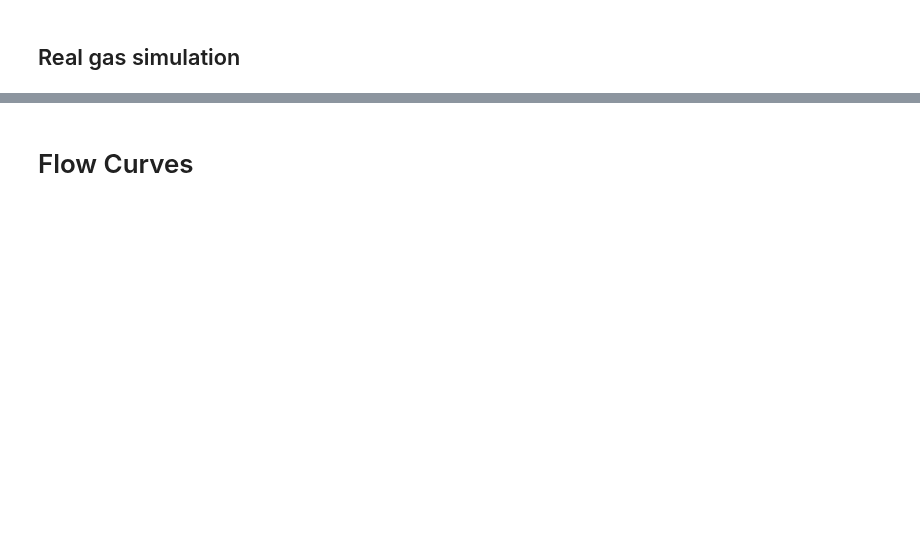
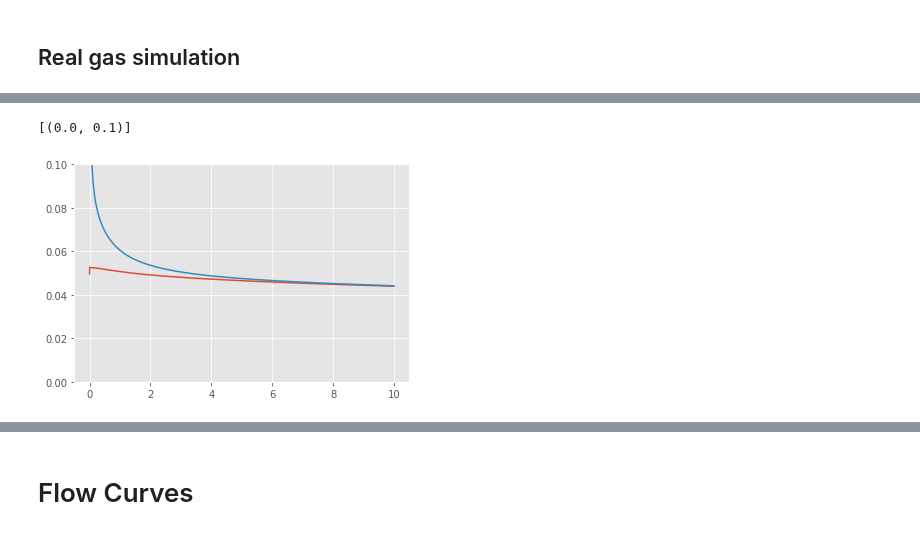
Before and after one commit to frank1010111/bluebonnet, a Jupyter notebook: docs/flow.ipynb, the cells around one changed output, grey strips where cells are left out. Saved outputs shown, nothing was run; the diff lists cells and outputs as text; code cells hidden in the pictures; blank space fills up the shorter version.

Commit message:
:memo: updated documentation for flow (now with more text!)

```diff
--- a/docs/flow.ipynb
+++ b/docs/flow.ipynb
@@ -104,7 +114,7 @@ time = np.linspace(0, np.sqrt(t_end), 10_000) ** 2
 
 flow_properties = FlowProperties(fluid_properties, p_i=12_000)
 
-res_realgas = SinglePhaseReservoir(50, 1000, 12000, flow_properties)
+res_realgas = SinglePhaseReservoir(50, 2000, 12000, flow_properties)
 
 %time res_realgas.simulate(time)
 rf2 = res_realgas.recovery_factor()
@@ -110,0 +124,7 @@ rf2 = res_realgas.recovery_factor()
+# %%
+fig, ax = plt.subplots()
+ax.plot(time, res_realgas.pseudopressure[:, :2])
+ax.set(ylim=(0, 1e-1))
+# %% [output]
+[(0.0, 0.1)]
+[figure, added]
```
Also changed, not shown: parts of 15 cells of this notebook.
